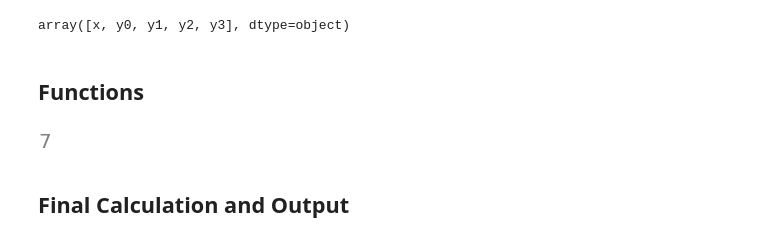
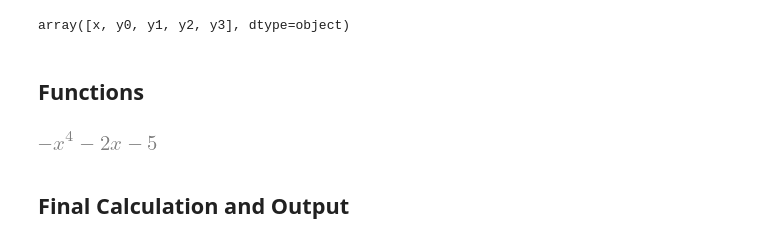
Before and after one commit to kayliehausknecht/AM201-Dataset, a Jupyter notebook: Code/new_ODE_solver.ipynb, the cells around one changed output. Drawn from its saved outputs; the diff is of its cells as text; code cells hidden in the pictures.

```diff
--- a/Code/new_ODE_solver.ipynb
+++ b/Code/new_ODE_solver.ipynb
@@ -96,32 +96,46 @@ def num_subterms (sum_min, sum_max):
         return num_subterms (sum_min, sum_max)
     # return temp
     return [1, 1, 1, 1, 1] # changed this so every order is present in the final ODE
+# %%
+def add_coeff_and_constant(subterm, const_prob = 0.5):
+    # Determines coefficient
+    coeffs = np.linspace(-5,-1,11, dtype=int)
+    if rand.random() < 0.5:
+        subterm *= rand.choice(coeffs)
+    # elif rand.random() > 0.8:
+    #     subterm /= rand.choice(coeffs)
+
+    # Determines added constant
+    if rand.random() < const_prob:
+        subterm += rand.choice(coeffs)
+
+    return subterm
 # %%
 def generate_random_sympy_polynomial():
     """
     Generates a simple sympy polynomial of x with two or three terms and a maximum power of 4.
     Coefficients range from -5 to 5.
 
     Returns:
         sympy.Expr: A sympy expression representing the polynomial.
     """
 
     x = symbols('x')
     num_terms = random.choice([2, 3])
     polynomial = 0
 
     for _ in range(num_terms):
         coeff = random.choice([i for i in range(-5, 6) if i != 0])
         power = random.randint(0, 4)
         polynomial += coeff * x**power
 
-    return polynomial
+    return add_coeff_and_constant(polynomial, 1)
 
 # Generate and display a sympy polynomial
 random_sympy_polynomial = generate_random_sympy_polynomial()
 random_sympy_polynomial
 # %% [output]
-[figure, old version]
+[figure, new version]
 # %%
 def polynomial_from_coefficients(coefficients, special_func_prob=0.5, power_prob=0.5):
     """
```
Also changed, not shown: parts of 20 cells of this notebook.
